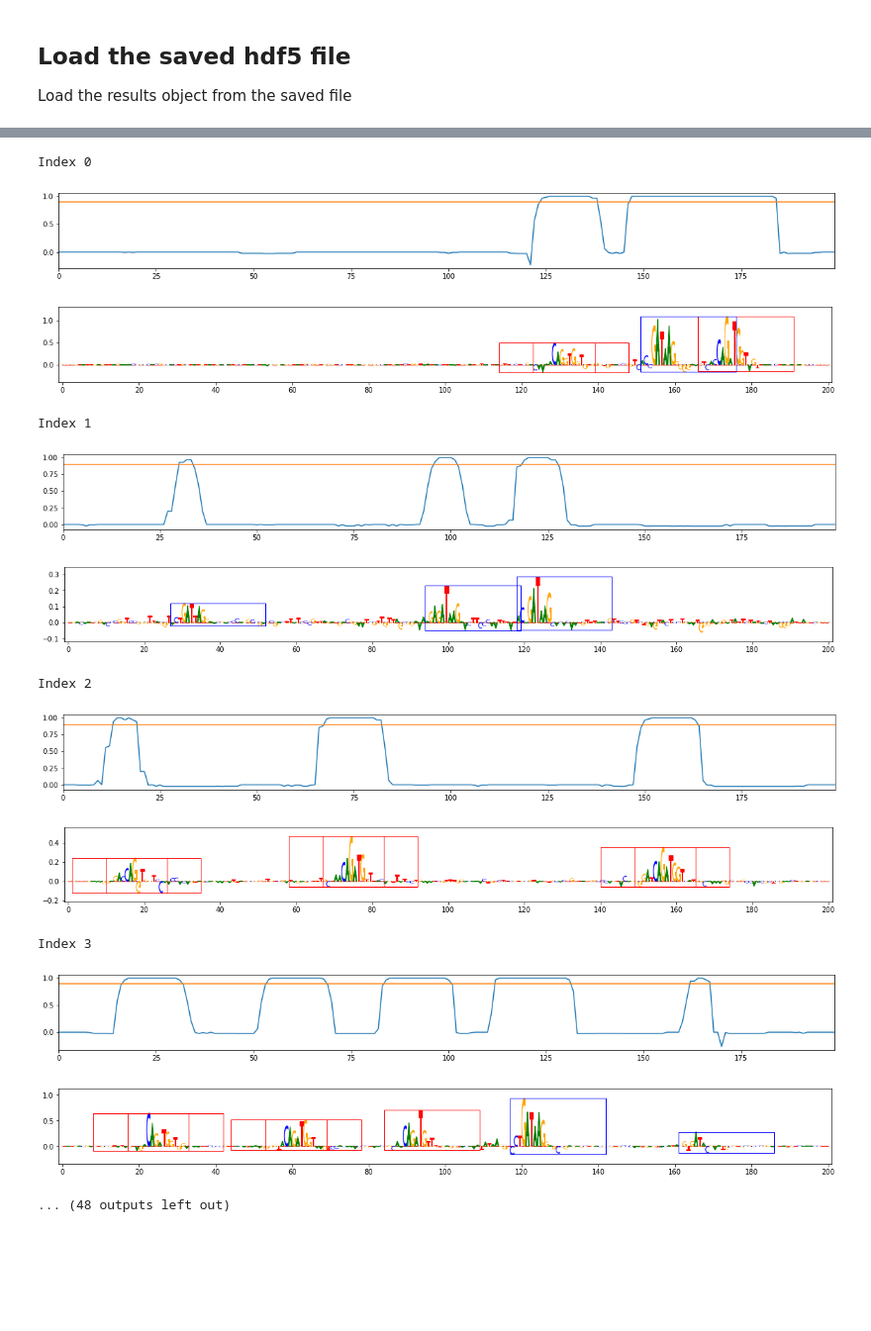
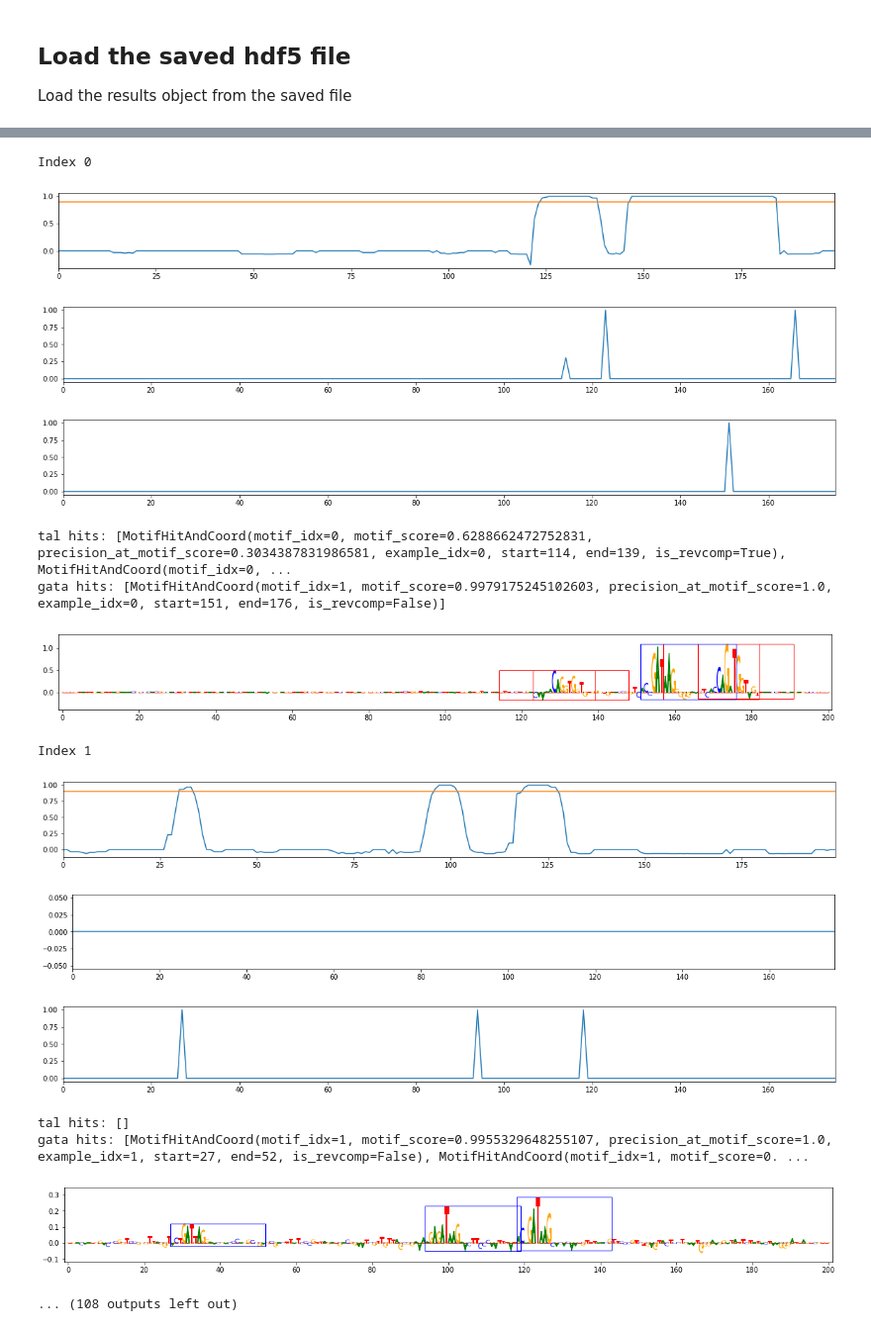
Before and after one commit to kundajelab/tfmodisco, a Jupyter notebook: examples/simulated_TAL_GATA_deeplearning/TF_MoDISco_TAL_GATA_hitscoring.ipynb, the cells around one changed output, grey strips where cells are left out. Shown at 99% size. Saved outputs shown, nothing was run; the diff lists cells and outputs as text; code cells hidden in the pictures; blank space fills up the shorter version.

Commit message:
precision scores for the hits

```diff
--- a/examples/simulated_TAL_GATA_deeplearning/TF_MoDISco_TAL_GATA_hitscoring.ipynb
+++ b/examples/simulated_TAL_GATA_deeplearning/TF_MoDISco_TAL_GATA_hitscoring.ipynb
@@ -449,33 +481,41 @@ Took 0.5228831768035889 s
 # %%
 reload(modisco.visualization.viz_sequence)
 reload(modisco.visualization)
 
 def visualize_idx(idx_to_viz):
     viz_sequence.plot_score_track(task0_transformed_scoretrack[idx_to_viz],
                                   threshold=CUTOFF_VALUE)
+
+    viz_sequence.plot_score_track(motif_precisions[idx_to_viz][:,0])
+    viz_sequence.plot_score_track(motif_precisions[idx_to_viz][:,1])
+
+    print("tal hits:", motifmatch_to_coordinatesbyregionidx[0][idx_to_viz])
+    print("gata hits:", motifmatch_to_coordinatesbyregionidx[1][idx_to_viz])
     viz_sequence.plot_weights(task_to_scores["task0"][idx_to_viz],
                               highlight={
                                   'red': [(x.start, x.end) for x in
                                           motifmatch_to_coordinatesbyregionidx[0][idx_to_viz]],
                                   'blue': [(x.start, x.end) for x in
                                           motifmatch_to_coordinatesbyregionidx[1][idx_to_viz]]
                               },
                               subticks_frequency=20)
 
 for idx_to_viz in range(20):
     print("Index",idx_to_viz)
     visualize_idx(idx_to_viz)
 # %% [output]
 Index 0
 [figure]
-[figure, old version]
+[figure, new version]
+[figure, new version]
-Index 1
+tal hits: [MotifHitAndCoord(motif_idx=0, motif_score=0.6288662472752831, precision_at_motif_score=0.3034387831986581, example_idx=0, start=114, end=139, is_revcomp=True), MotifHitAndCoord(motif_idx=0, ...
+gata hits: [MotifHitAndCoord(motif_idx=1, motif_score=0.9979175245102603, precision_at_motif_score=1.0, example_idx=0, start=151, end=176, is_revcomp=False)]
-[figure, old version]
-[figure, old version]
+[figure, new version]
-Index 2
+Index 1
-[figure, old version]
+[figure, new version]
-[figure, old version]
+[figure, new version]
+[figure, new version]
-Index 3
+tal hits: []
+gata hits: [MotifHitAndCoord(motif_idx=1, motif_score=0.9955329648255107, precision_at_motif_score=1.0, example_idx=1, start=27, end=52, is_revcomp=False), MotifHitAndCoord(motif_idx=1, motif_score=0. ...
-[figure, old version]
-[figure, old version]
+[figure, new version]
-... (48 outputs left out)
+... (108 outputs left out)
```
Also changed, not shown: parts of 7 cells of this notebook, 2 other files.
